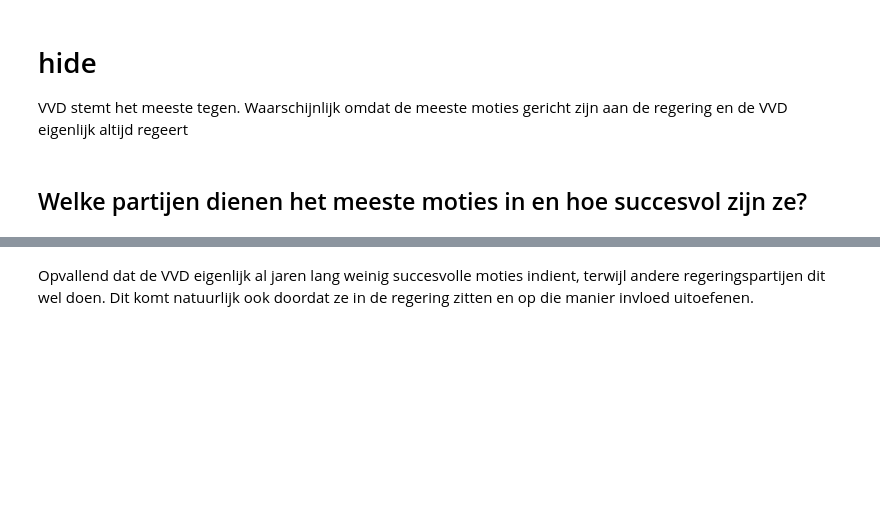
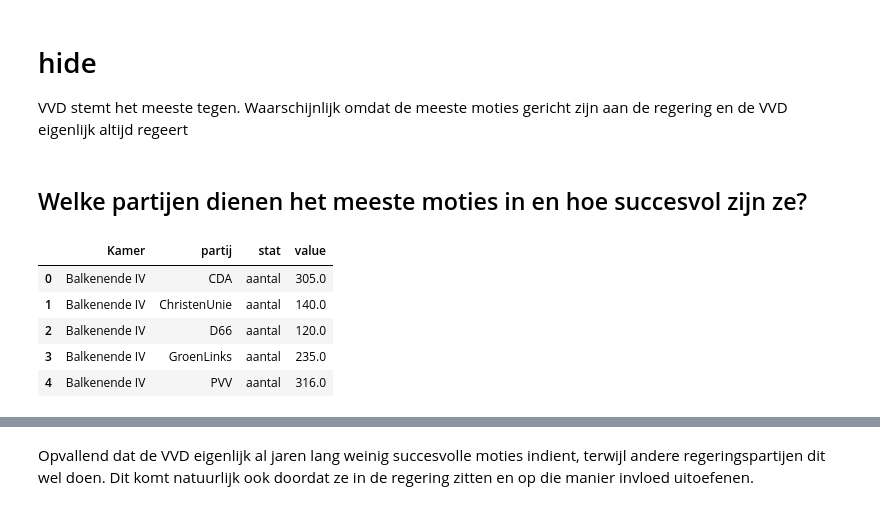
Before and after one commit to jvanelteren/blog_archived, a Jupyter notebook: _notebooks/2021-02-20-kamermotiesEDA.ipynb, the cells around one changed output, grey strips where cells are left out. Cells and saved outputs as stored; diff of their text form; code cells hidden in the pictures; blank space fills up the shorter version.

```diff
--- a/_notebooks/2021-02-20-kamermotiesEDA.ipynb
+++ b/_notebooks/2021-02-20-kamermotiesEDA.ipynb
@@ -350,3 +310,29 @@ party_perf = party_perf.rename({'index':'partij',0:'value'},axis=1)
+# %%
+aantal_moties = df.groupby(['Kamer','Indienende_partij']).count()['Titel'].reset_index()
+aantal_moties.rename(columns={'Titel':'aantal'}, inplace=True)
+aantal_succesvol = df[df['BesluitSoort']==1].groupby(['Kamer','Indienende_partij']).count()['Titel'].reset_index()
+aantal_succesvol.rename(columns={'Titel':'aantal_succesvol'}, inplace=True)
+aantal_niet_succesvol = df[df['BesluitSoort']==0].groupby(['Kamer','Indienende_partij']).count()['Titel'].reset_index()
+aantal_niet_succesvol.rename(columns={'Titel':'aantal_niet_succesvol'}, inplace=True)
+max_votes_per_party = df[(['Aantal_stemmen_'+p for p in parties]+['Kamer'])].groupby('Kamer').quantile(.95)
+max_votes_per_party = pd.melt(max_votes_per_party, ignore_index=False).reset_index()
+max_votes_per_party = max_votes_per_party.rename(columns={'variable':'Indienende_partij', 'value':'num_votes'})
+max_votes_per_party['Indienende_partij'] = max_votes_per_party['Indienende_partij'].str[15:]
+# %%
+stats = aantal_moties.merge(aantal_succesvol).merge(aantal_niet_succesvol).merge(max_votes_per_party)
+stats['aantal_per_zetel'] = stats['aantal'] / stats['num_votes']
+stats['aantal_succesvol_per_zetel'] = stats['aantal_succesvol'] / stats['num_votes']
+stats['aantal_niet_succesvol_per_zetel'] = stats['aantal_niet_succesvol'] / stats['num_votes']
+stats.rename(columns={'Indienende_partij':'partij'}, inplace=True)
+stats = pd.melt(stats, id_vars=['Kamer', 'partij'],var_name='stat' )
+stats.head()
+# %% [output]
+|  | Kamer | partij | stat | value |
+| 0 | Balkenende IV | CDA | aantal | 305.0 |
+| 1 | Balkenende IV | ChristenUnie | aantal | 140.0 |
+| 2 | Balkenende IV | D66 | aantal | 120.0 |
+| 3 | Balkenende IV | GroenLinks | aantal | 235.0 |
+| 4 | Balkenende IV | PVV | aantal | 316.0 |
 # %%
 # hide
 # normalize metrics starting with 'aantal' to account for length of ca
```
Also changed, not shown: parts of 23 cells of this notebook.
